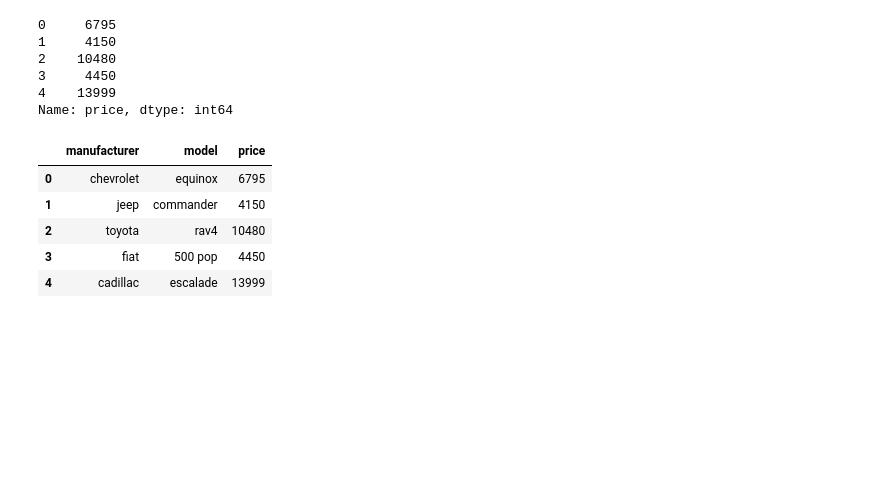
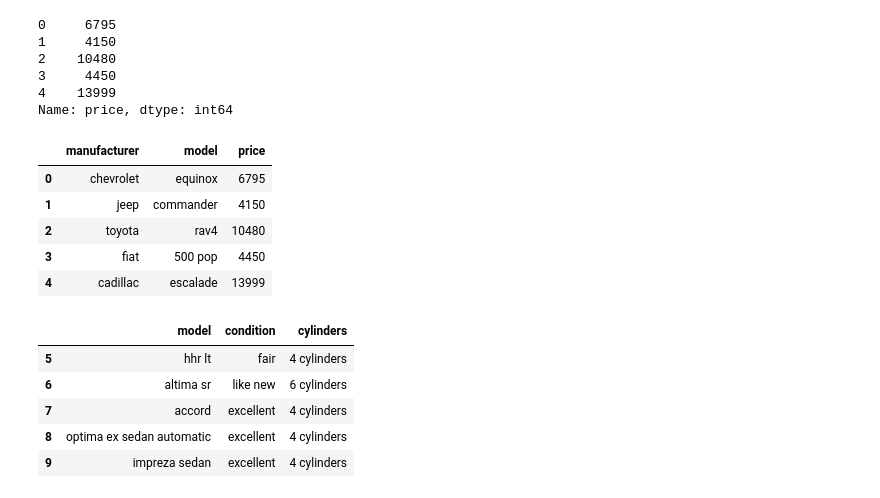
Before and after one commit to minSara02-FromTheStart/Pandas_Daily_Practice, a Jupyter notebook: Practice With JSON/JsonPractice.ipynb, the cells around one changed output. Cells and saved outputs as stored; diff of their text form; code cells hidden in the pictures; blank space fills up the shorter version.

Commit message:
iloc

```diff
--- a/Practice With JSON/JsonPractice.ipynb
+++ b/Practice With JSON/JsonPractice.ipynb
@@ -174,3 +174,12 @@ df[["manufacturer", "model", "price"]].head()
 | 2 | toyota | rav4 | 10480 |
 | 3 | fiat | 500 pop | 4450 |
 | 4 | cadillac | escalade | 13999 |
+# %%
+df.iloc[5:10, 4:7]
+# %% [output]
+|  | model | condition | cylinders |
+| 5 | hhr lt | fair | 4 cylinders |
+| 6 | altima sr | like new | 6 cylinders |
+| 7 | accord | excellent | 4 cylinders |
+| 8 | optima ex sedan automatic | excellent | 4 cylinders |
+| 9 | impreza sedan | excellent | 4 cylinders |
```
